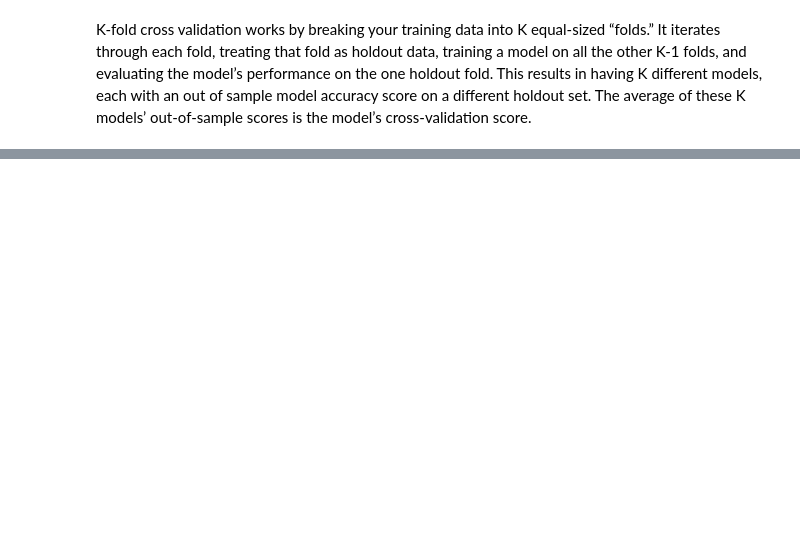
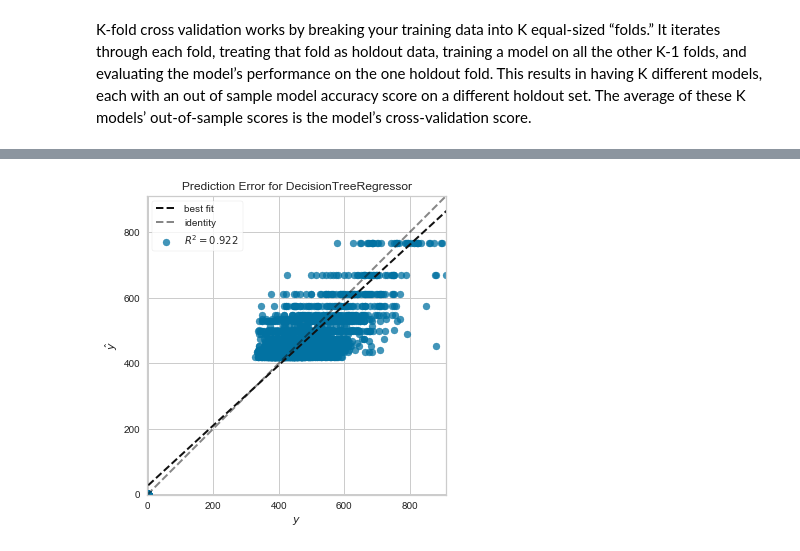
Before and after one commit to japana26/math-scores-ml-project, a Jupyter notebook: main.ipynb, the cells around one changed output, grey strips where cells are left out. Cells and saved outputs as stored; diff of their text form; code cells hidden in the pictures; blank space fills up the shorter version.

```diff
--- a/main.ipynb
+++ b/main.ipynb
@@ -485,0 +533,5 @@ array([463.70376821, 475.95977195,   0.        , ..., 465.42829355,
+# %%
+#Decision Tree
+visualizer = prediction_error(dtr, X_train, y_train, X_test, y_test)
+# %% [output]
+[figure, added]
```
Also changed, not shown: parts of 35 cells of this notebook.
